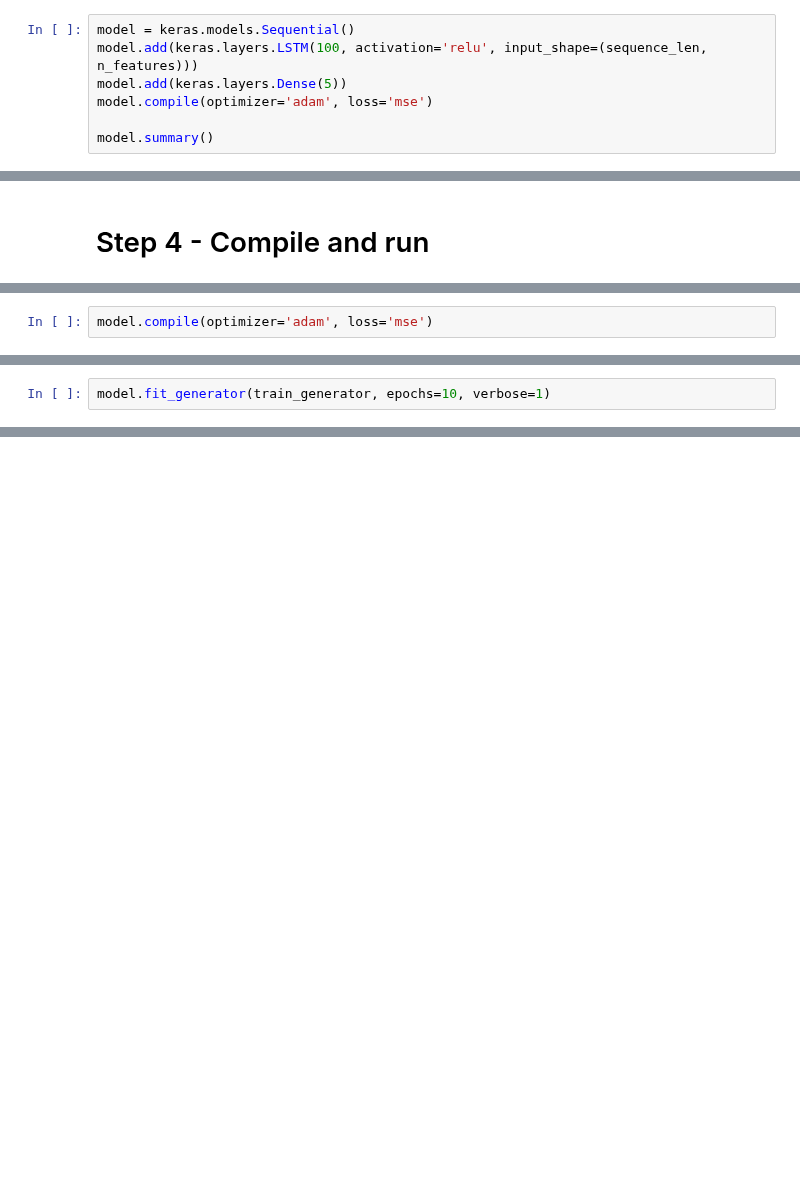
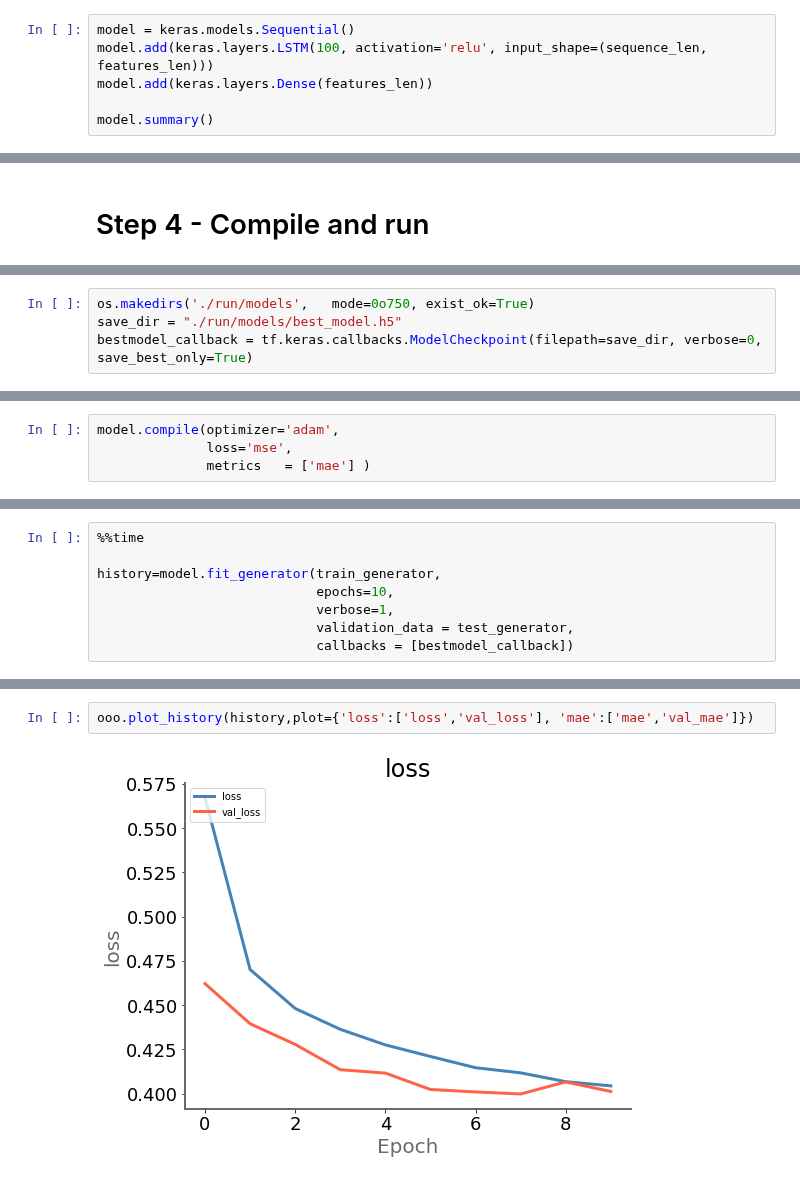
Before and after one commit to Jean-Christ1/Deep-Learning-with-Keras-and-Tensorflow, a Jupyter notebook: SYNOP/01-Try-a-peediction.ipynb, the cells around one changed output, grey strips where cells are left out. Drawn from its saved outputs; the diff is of its cells as text; blank space fills up the shorter version.

```diff
--- a/SYNOP/01-Try-a-peediction.ipynb
+++ b/SYNOP/01-Try-a-peediction.ipynb
@@ -125,9 +156,8 @@ batch y shape :  (32, 5)
 ## Step 3 - Create a model
 # %%
 model = keras.models.Sequential()
-model.add(keras.layers.LSTM(100, activation='relu', input_shape=(sequence_len, n_features)))
-model.add(keras.layers.Dense(5))
-model.compile(optimizer='adam', loss='mse')
+model.add(keras.layers.LSTM(100, activation='relu', input_shape=(sequence_len, features_len)))
+model.add(keras.layers.Dense(features_len))
 
 model.summary()
 # %% [output]
@@ -147,0 +180,4 @@ _________________________________________________________________
+# %%
+os.makedirs('./run/models',   mode=0o750, exist_ok=True)
+save_dir = "./run/models/best_model.h5"
+bestmodel_callback = tf.keras.callbacks.ModelCheckpoint(filepath=save_dir, verbose=0, save_best_only=True)
@@ -148,2 +186,4 @@ _________________________________________________________________
 # %%
-model.compile(optimizer='adam', loss='mse')
+model.compile(optimizer='adam',
+              loss='mse',
+              metrics   = ['mae'] )
@@ -150,4 +192,10 @@ model.compile(optimizer='adam', loss='mse')
 # %%
-model.fit_generator(train_generator, epochs=10, verbose=1)
+%%time
+
+history=model.fit_generator(train_generator,
+                            epochs=10,
+                            verbose=1,
+                            validation_data = test_generator,
+                            callbacks = [bestmodel_callback])
 # %% [output]
 Epoch 1/10
@@ -173,0 +221,4 @@ Epoch 10/10
+# %%
+ooo.plot_history(history,plot={'loss':['loss','val_loss'], 'mae':['mae','val_mae']})
+# %% [output]
+[figure, added]
```
Also changed, not shown: parts of 15 cells of this notebook, 2 other files.
